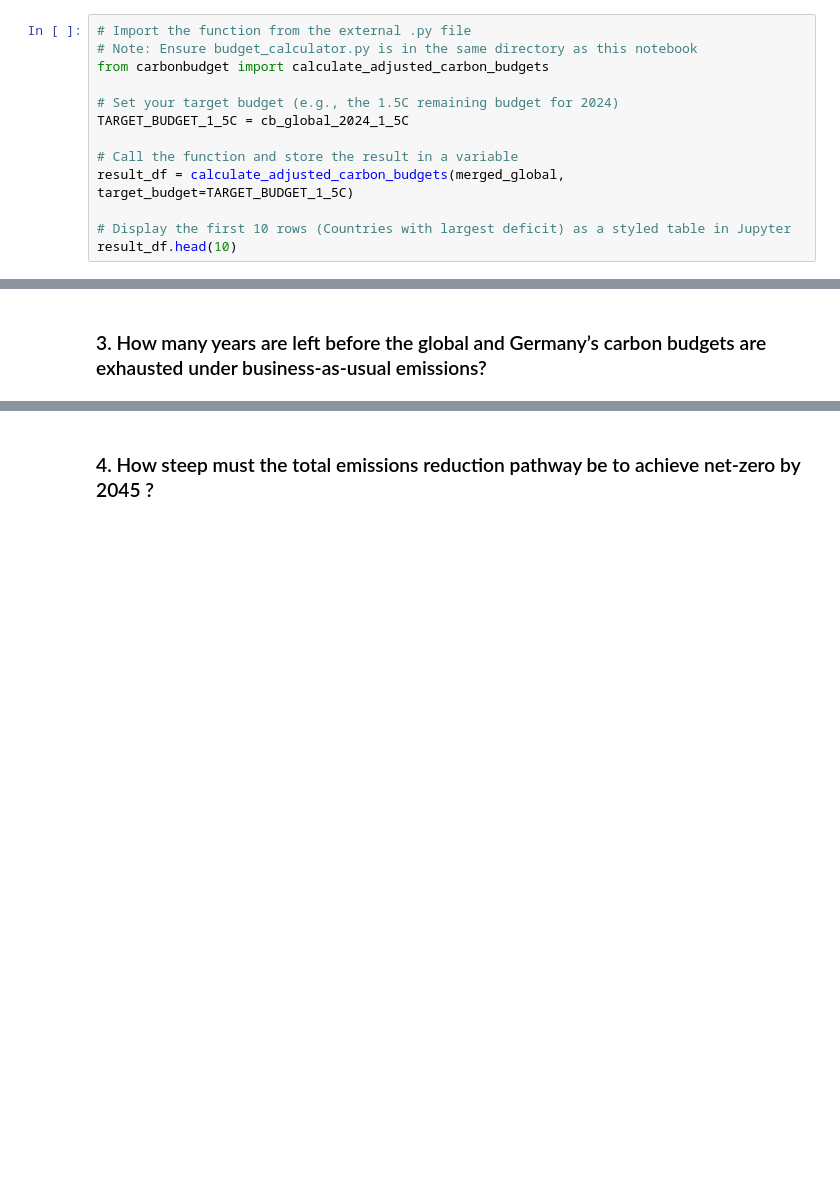
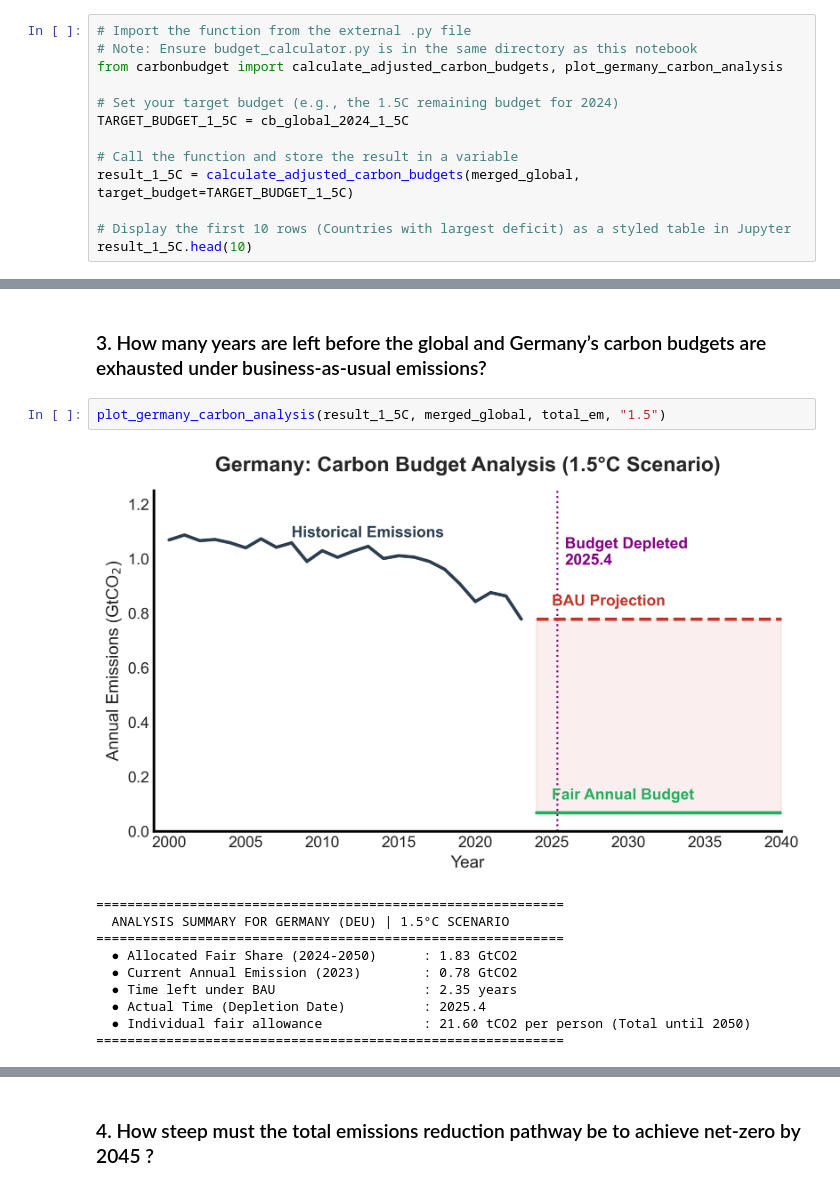
Before and after one commit to GinnyinGermany/CARBON, a Jupyter notebook: bin:/Computational_Narrative.ipynb, the cells around one changed output, grey strips where cells are left out. Saved outputs shown, nothing was run; the diff lists cells and outputs as text; blank space fills up the shorter version.

```diff
--- a/bin:/Computational_Narrative.ipynb
+++ b/bin:/Computational_Narrative.ipynb
@@ -412,16 +412,16 @@ For 2.0 degrees target: 950.36 GtCO2
 # %%
 # Import the function from the external .py file
 # Note: Ensure budget_calculator.py is in the same directory as this notebook
-from carbonbudget import calculate_adjusted_carbon_budgets
+from carbonbudget import calculate_adjusted_carbon_budgets, plot_germany_carbon_analysis
 
 # Set your target budget (e.g., the 1.5C remaining budget for 2024)
 TARGET_BUDGET_1_5C = cb_global_2024_1_5C
 
 # Call the function and store the result in a variable
-result_df = calculate_adjusted_carbon_budgets(merged_global, target_budget=TARGET_BUDGET_1_5C)
+result_1_5C = calculate_adjusted_carbon_budgets(merged_global, target_budget=TARGET_BUDGET_1_5C)
 
 # Display the first 10 rows (Countries with largest deficit) as a styled table in Jupyter
-result_df.head(10)
+result_1_5C.head(10)
 # %% [output]
 |  | country_name_em | country_code | debt | fair_share | adjusted_budget |
 | 194 | United States | USA | 253.040391 | 8.193128 | -244.847263 |
@@ -437,2 +458,15 @@ result_df.head(10)
 # %% [markdown]
 ### 3. How many years are left before the global and Germany’s carbon budgets are exhausted under business-as-usual emissions?
+# %%
+plot_germany_carbon_analysis(result_1_5C, merged_global, total_em, "1.5")
+# %% [output]
+[figure, added]
+============================================================
+  ANALYSIS SUMMARY FOR GERMANY (DEU) | 1.5°C SCENARIO
+============================================================
+  ● Allocated Fair Share (2024-2050)      : 1.83 GtCO2
+  ● Current Annual Emission (2023)        : 0.78 GtCO2
+  ● Time left under BAU                   : 2.35 years
+  ● Actual Time (Depletion Date)          : 2025.4
+  ● Individual fair allowance             : 21.60 tCO2 per person (Total until 2050)
+============================================================
```
Also changed, not shown: parts of 4 cells of this notebook, 1 other file.
